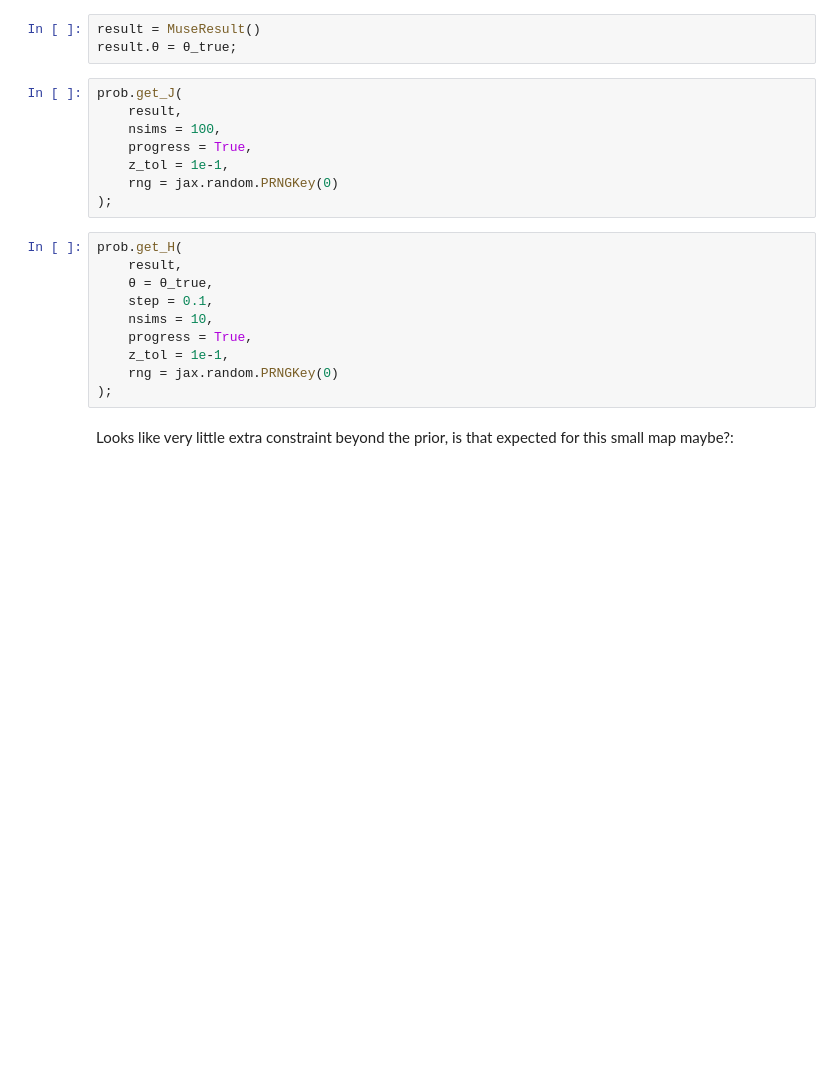
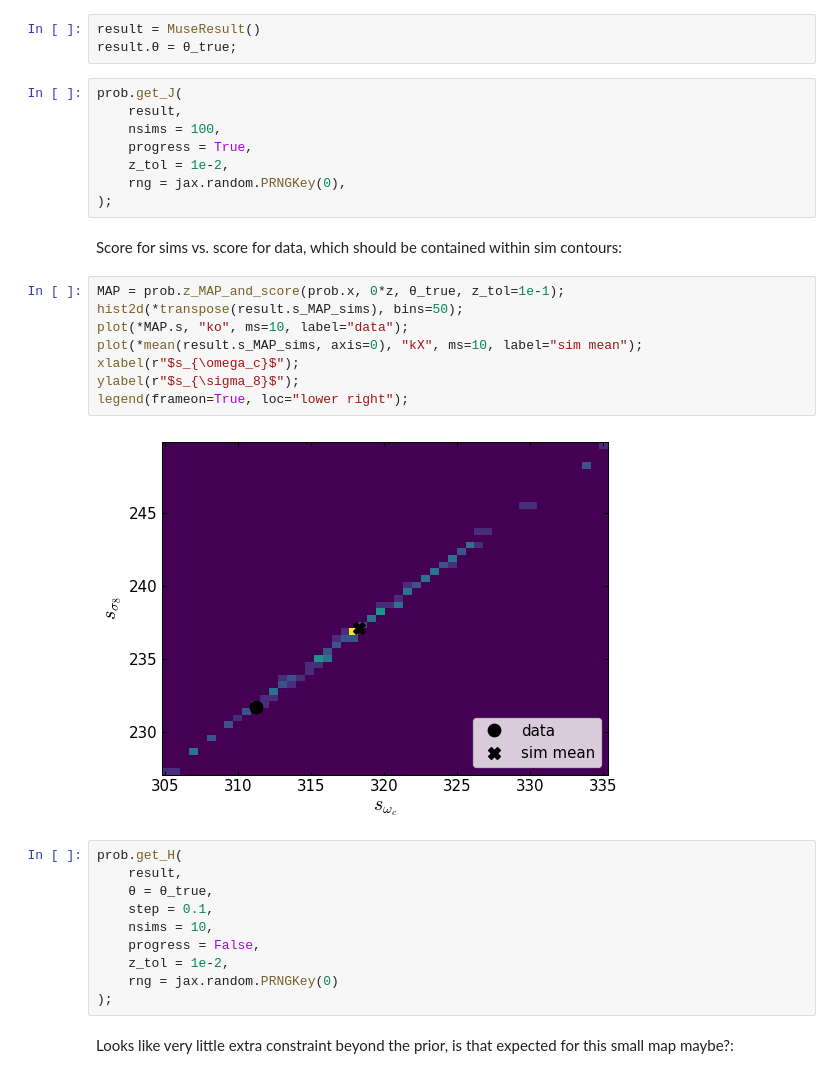
Before and after one commit to marius311/muse-wl, a Jupyter notebook: TestMuse.ipynb, the cells around one changed output. Saved outputs shown, nothing was run; the diff lists cells and outputs as text; blank space fills up the shorter version.

```diff
--- a/TestMuse.ipynb
+++ b/TestMuse.ipynb
@@ -180,17 +168,29 @@ prob.get_J(
     result,
     nsims = 100,
     progress = True,
-    z_tol = 1e-1,
-    rng = jax.random.PRNGKey(0)
+    z_tol = 1e-2,
+    rng = jax.random.PRNGKey(0),
 );
+# %% [markdown]
+Score for sims vs. score for data, which should be contained within sim contours:
+# %%
+MAP = prob.z_MAP_and_score(prob.x, 0*z, θ_true, z_tol=1e-1);
+hist2d(*transpose(result.s_MAP_sims), bins=50);
+plot(*MAP.s, "ko", ms=10, label="data");
+plot(*mean(result.s_MAP_sims, axis=0), "kX", ms=10, label="sim mean");
+xlabel(r"$s_{\omega_c}$");
+ylabel(r"$s_{\sigma_8}$");
+legend(frameon=True, loc="lower right");
+# %% [output]
+[figure, added]
 # %%
 prob.get_H(
     result,
     θ = θ_true,
     step = 0.1,
     nsims = 10,
-    progress = True,
-    z_tol = 1e-1,
+    progress = False,
+    z_tol = 1e-2,
     rng = jax.random.PRNGKey(0)
 );
 # %% [markdown]
```
Also changed, not shown: parts of 20 cells of this notebook, 2 other files.
